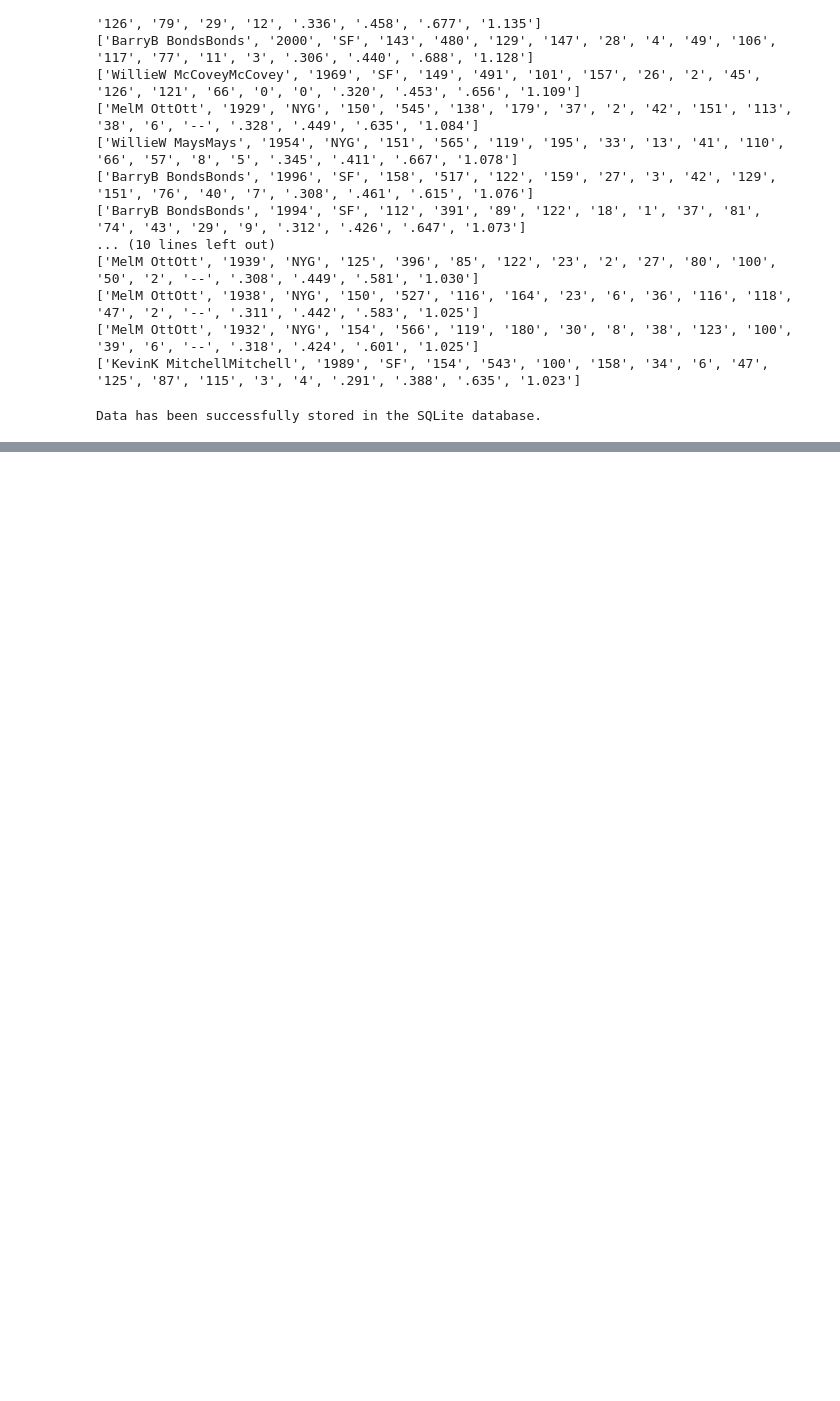
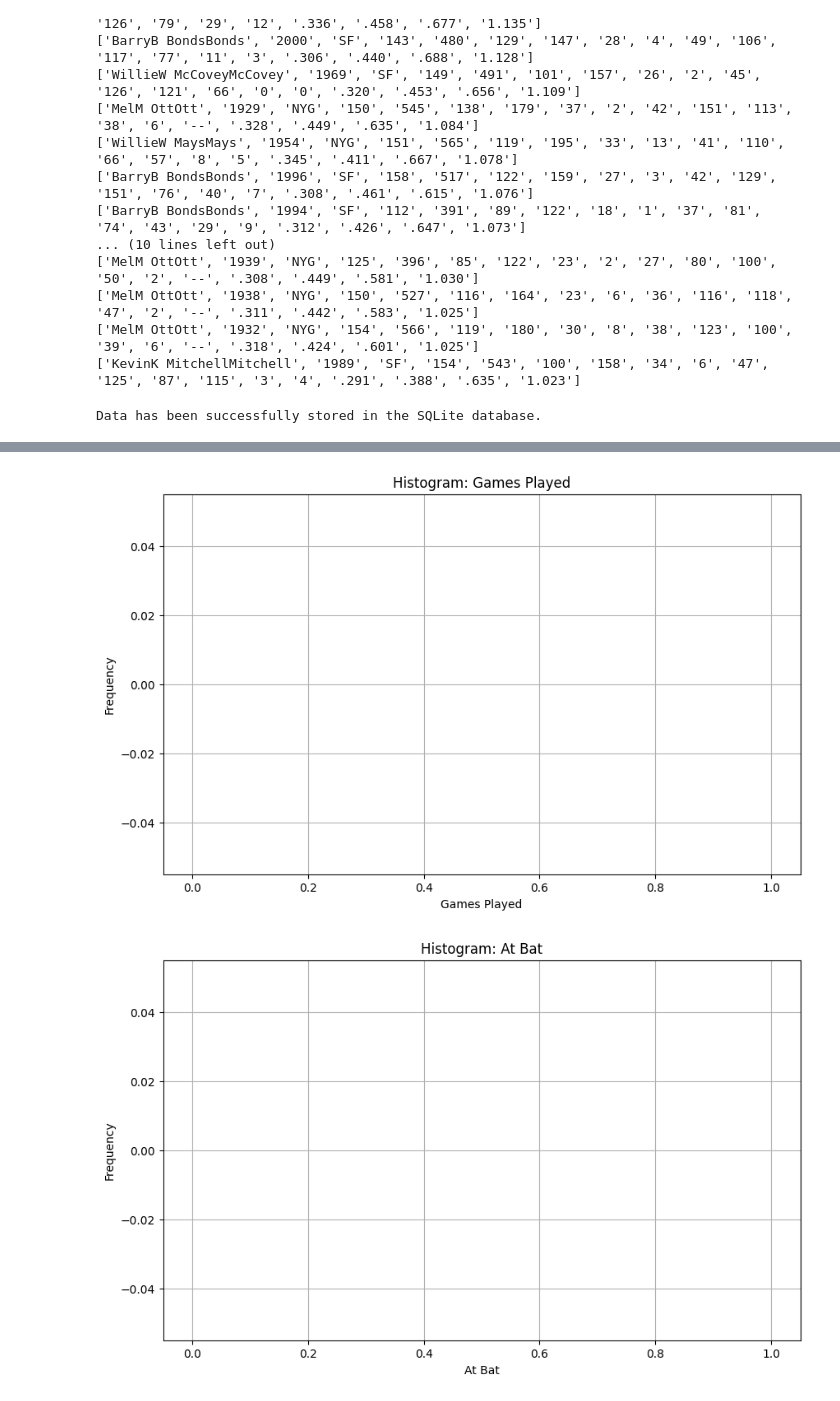
Before and after one commit to 4GeeksAcademy/tdestryk-web-scraping-project-tutorial, a Jupyter notebook: src/explore.ipynb, the cells around one changed output, grey strips where cells are left out. Drawn from its saved outputs; the diff is of its cells as text; code cells hidden in the pictures; blank space fills up the shorter version.

```diff
--- a/src/explore.ipynb
+++ b/src/explore.ipynb
@@ -170,0 +248,17 @@ plt.show()
+# %%
+# Rename columns for clarity
+df = df.rename(columns={
+    'PLAYERPLAYER': 'Player',
+    'YEARYEAR': 'Year',
+    'TEAMTEAM': 'Team',
+    'GG': 'Games Played',
+    'ABAB': 'At Bat',
+    'RR': 'Runs',
+    'HH': 'Hits',
+    'HRHR': 'Home Runs',
+    'RBIRBI': 'RBI'
+})
+
+# Display updated column names and sample data
+print("Renamed DataFrame Columns:", df.columns)
+print(df.head())
@@ -170,0 +283,11 @@ plt.show()
+# %%
+# Columns to convert to numeric
+numeric_columns = ['Year', 'Games Played', 'At Bat', 'Runs', 'Hits', 'Home Runs', 'RBI']
+
+for col in numeric_columns:
+    if col in df.columns:
+        df[col] = pd.to_numeric(df[col], errors='coerce')
+
+# Drop rows with NaN in columns essential for analysis
+df.dropna(subset=numeric_columns, inplace=True)
+print(df[numeric_columns].describe())  # Check if numeric data is present
@@ -170,0 +304,14 @@ plt.show()
+# %%
+# Plot histograms for cleaned numeric columns
+for col in numeric_columns[1:]:  # Exclude 'Year' if it’s not continuous for histogram
+    if col in df.columns:
+        plt.figure(figsize=(10, 6))
+        plt.hist(df[col].dropna(), bins=10, alpha=0.7)
+        plt.title(f'Histogram: {col}')
+        plt.xlabel(col)
+        plt.ylabel('Frequency')
+        plt.grid(True)
+        plt.show()
+# %% [output]
+[figure, added]
+[figure, added]
```
Also changed, not shown: parts of 9 cells of this notebook, 1 other file.
